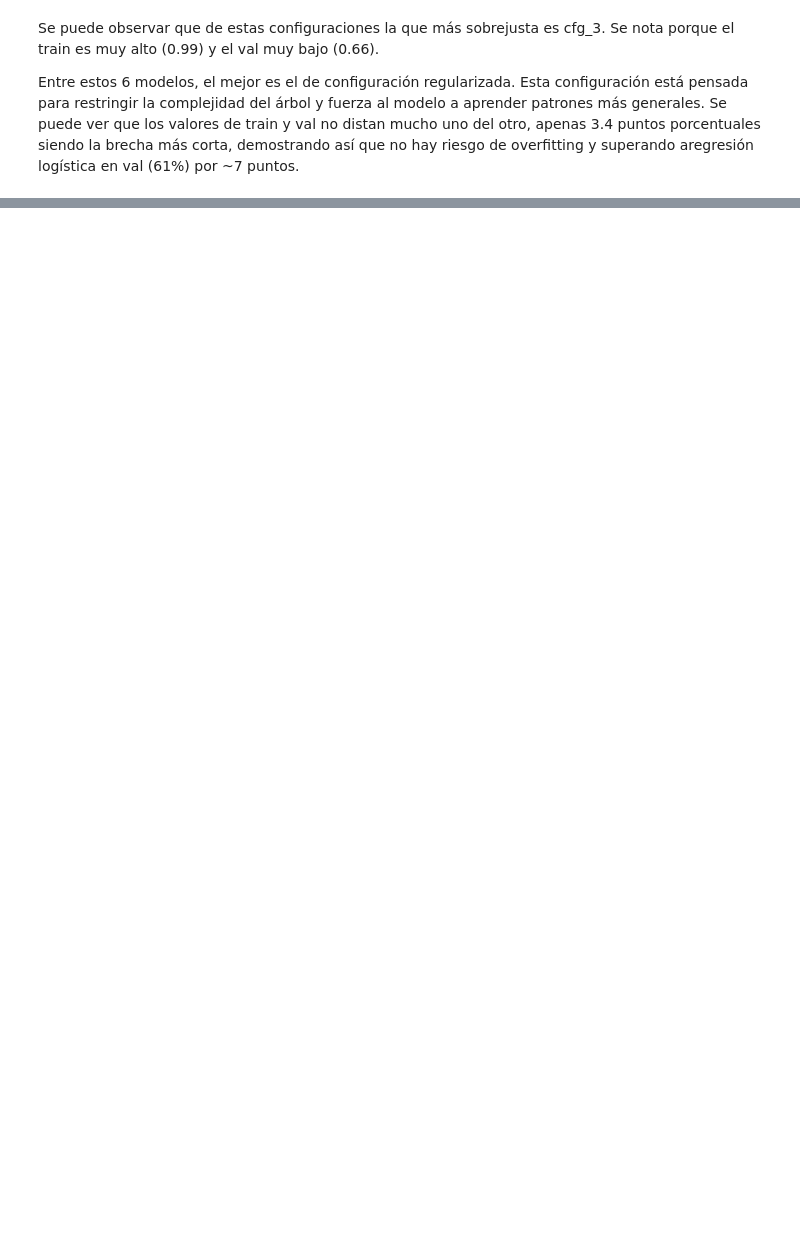
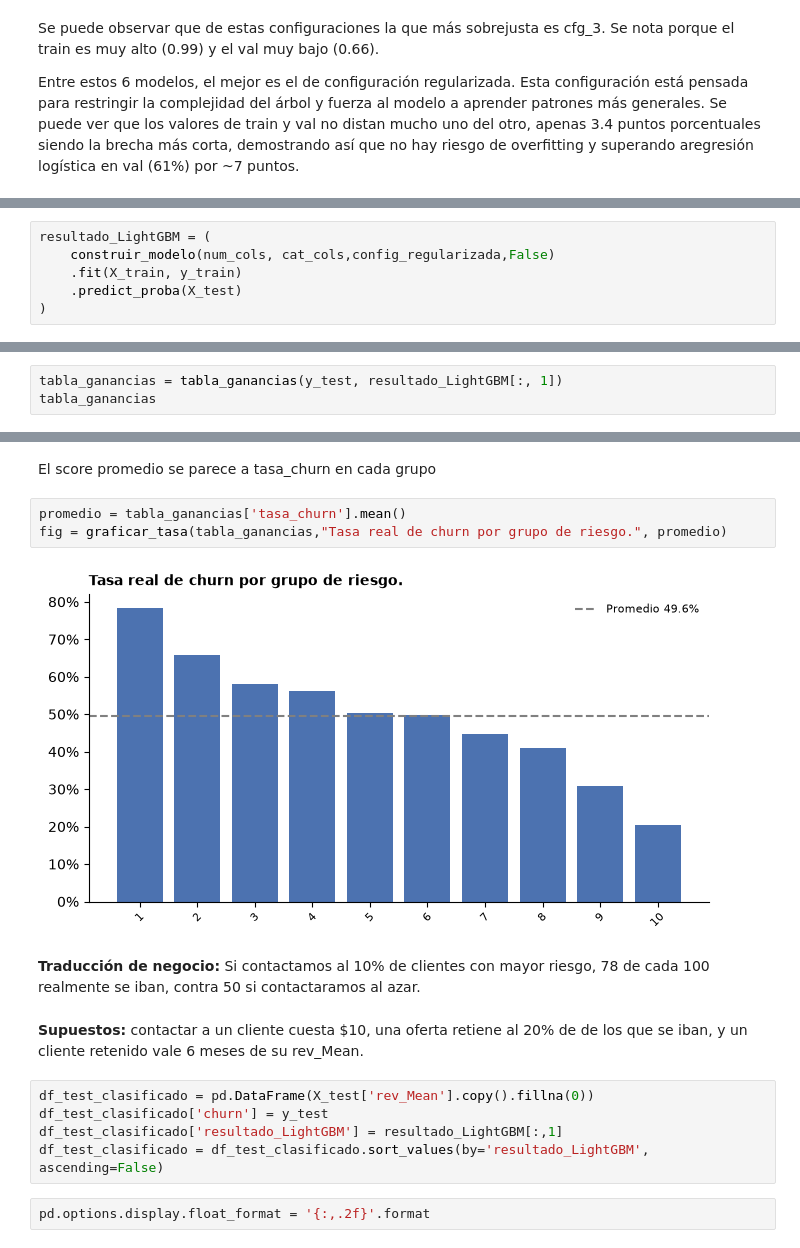
Before and after one commit to DpalaciosR20/churn-sdg, a Jupyter notebook: notebooks/04_modelo_final.ipynb, the cells around one changed output, grey strips where cells are left out. Saved outputs shown, nothing was run; the diff lists cells and outputs as text; blank space fills up the shorter version.

Commit message:
Evaluación final sobre el test

```diff
--- a/notebooks/04_modelo_final.ipynb
+++ b/notebooks/04_modelo_final.ipynb
@@ -288,0 +288,6 @@ Entre estos 6 modelos, el mejor es el de configuración regularizada. Esta confi
+# %%
+resultado_LightGBM = (
+    construir_modelo(num_cols, cat_cols,config_regularizada,False)
+    .fit(X_train, y_train)
+    .predict_proba(X_test)
+)
@@ -288,0 +319,3 @@ Entre estos 6 modelos, el mejor es el de configuración regularizada. Esta confi
+# %%
+tabla_ganancias = tabla_ganancias(y_test, resultado_LightGBM[:, 1])
+tabla_ganancias
@@ -288,0 +335,18 @@ Entre estos 6 modelos, el mejor es el de configuración regularizada. Esta confi
+# %% [markdown]
+El score promedio se parece a tasa_churn en cada grupo
+# %%
+promedio = tabla_ganancias['tasa_churn'].mean()
+fig = graficar_tasa(tabla_ganancias,"Tasa real de churn por grupo de riesgo.", promedio)
+# %% [output]
+[figure, added]
+# %% [markdown]
+**Traducción de negocio:** Si contactamos al 10% de clientes con mayor riesgo, 78 de cada 100 realmente se iban, contra 50 si contactaramos al azar.
+# %% [markdown]
+**Supuestos:** contactar a un cliente cuesta $10, una oferta retiene al 20% de de los que se iban, y un cliente retenido vale 6 meses de su rev_Mean.
+# %%
+df_test_clasificado = pd.DataFrame(X_test['rev_Mean'].copy().fillna(0))
+df_test_clasificado['churn'] = y_test
+df_test_clasificado['resultado_LightGBM'] = resultado_LightGBM[:,1]
+df_test_clasificado = df_test_clasificado.sort_values(by='resultado_LightGBM', ascending=False)
+# %%
+pd.options.display.float_format = '{:,.2f}'.format
```
Also changed, not shown: parts of 16 cells of this notebook, 3 other files.
